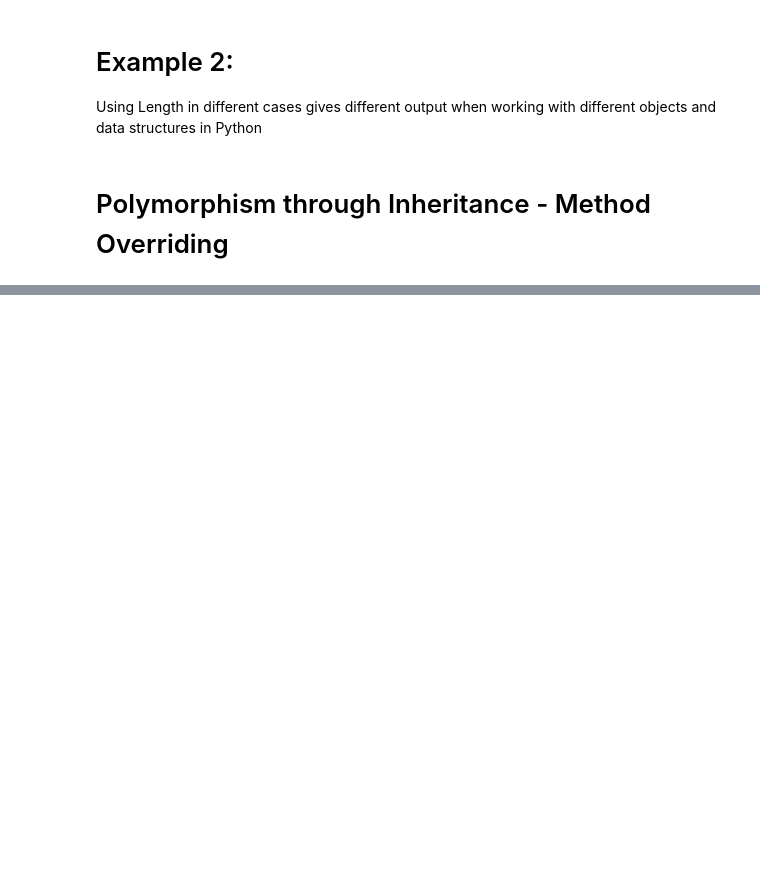
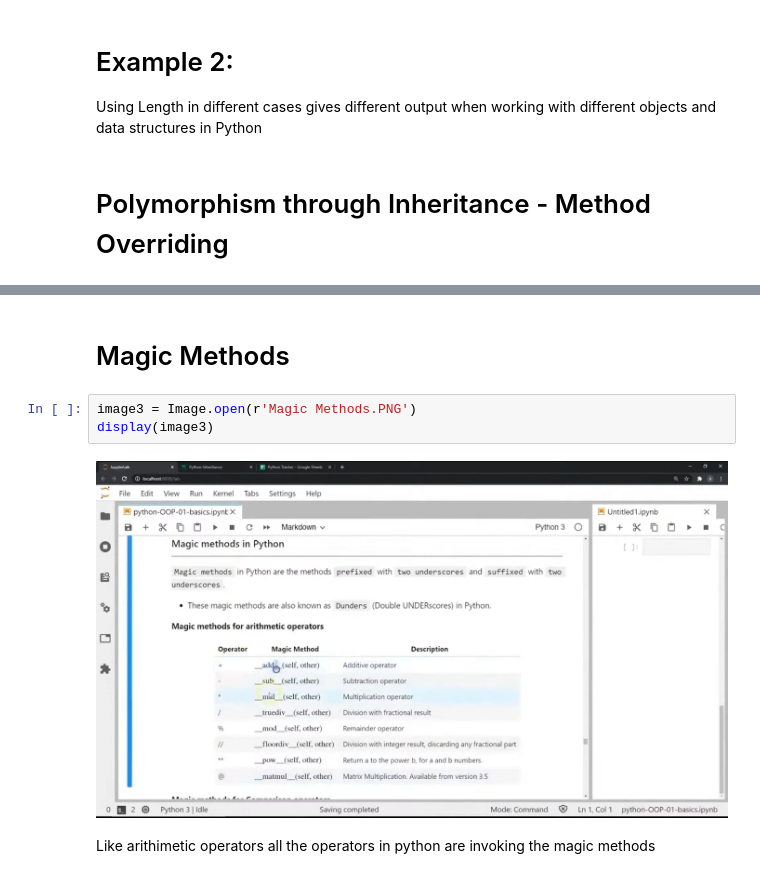
Before and after one commit to Muhammad-Abdullah3/Practice, a Jupyter notebook: Python/Polymorphism in OOP.ipynb, the cells around one changed output, grey strips where cells are left out. Saved outputs shown, nothing was run; the diff lists cells and outputs as text; blank space fills up the shorter version.

```diff
--- a/Python/Polymorphism in OOP.ipynb
+++ b/Python/Polymorphism in OOP.ipynb
@@ -34,0 +76,9 @@ display(show_first_image)
+# %% [markdown]
+# Magic Methods
+# %%
+image3 = Image.open(r'Magic Methods.PNG')
+display(image3)
+# %% [output]
+[figure, added]
+# %% [markdown]
+Like arithimetic operators all the operators in python are invoking the magic methods
```
Also changed, not shown: parts of 6 cells of this notebook, 3 other files.
